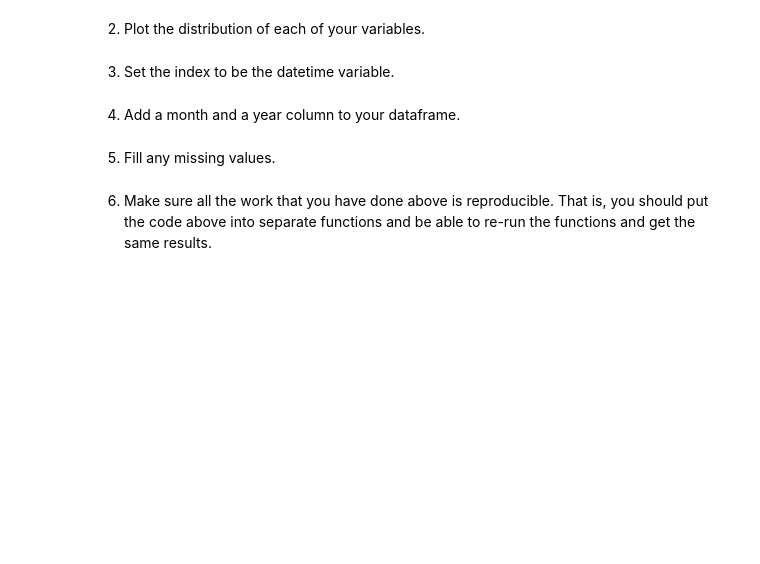
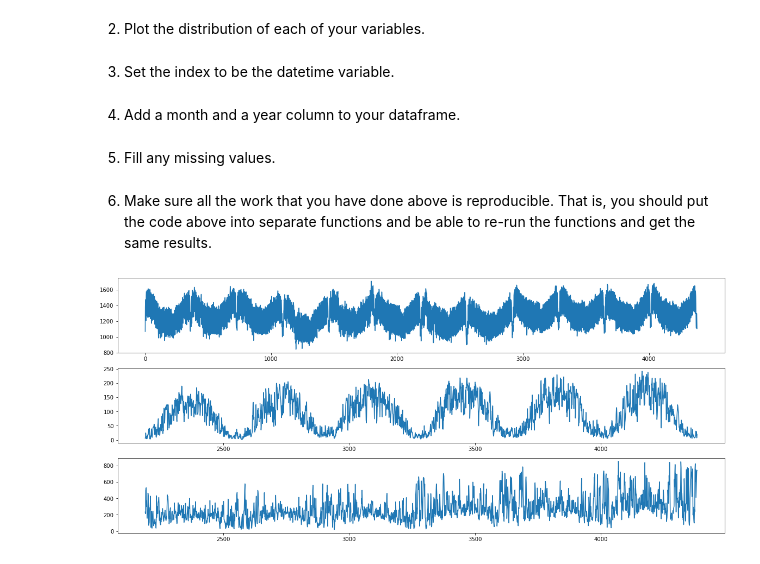
Before and after one commit to ljackson707/time-series-exercises, a Jupyter notebook: data_prep/data_prep_exercises.ipynb, the cells around one changed output. Saved outputs shown, nothing was run; the diff lists cells and outputs as text; code cells hidden in the pictures; blank space fills up the shorter version.

```diff
--- a/data_prep/data_prep_exercises.ipynb
+++ b/data_prep/data_prep_exercises.ipynb
@@ -32,0 +113,8 @@ Using your store items data:
+# %%
+url = 'https://raw.githubusercontent.com/jenfly/opsd/master/opsd_germany_daily.csv'
+# %%
+df = pull_OPS_csv(url)
+# %%
+df = prep_OPS_data(df)
+# %% [output]
+[figure, added]
```
Also changed, not shown: parts of 24 cells of this notebook.
